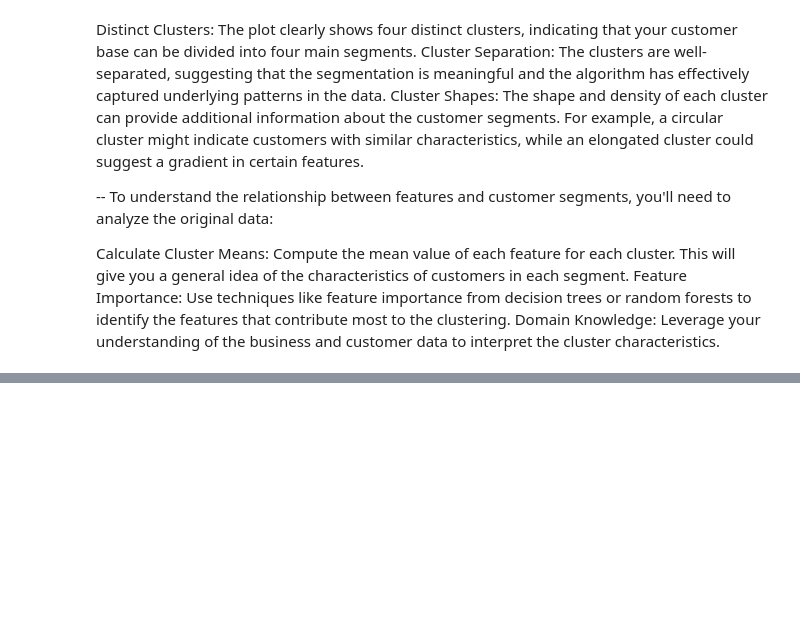
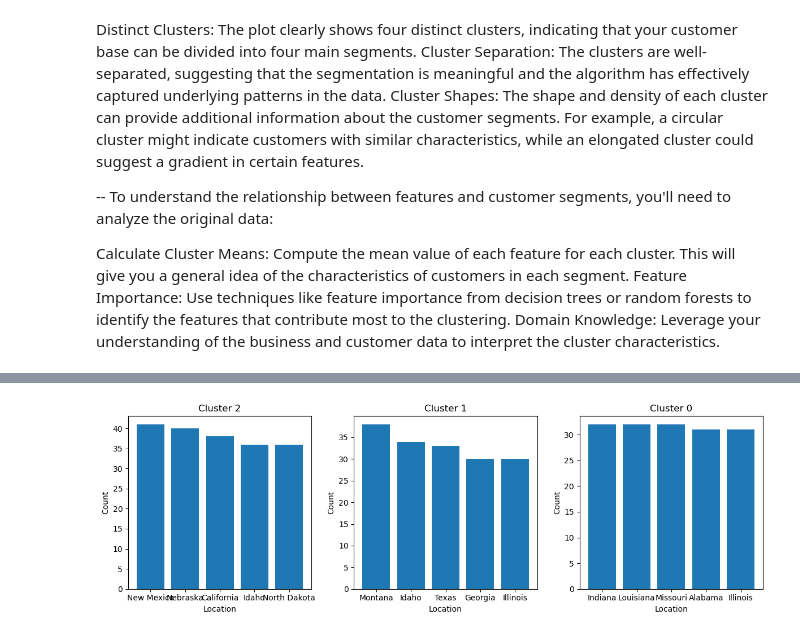
Before and after one commit to luisrodriguezror/project4, a Jupyter notebook: Customers_clustering.ipynb, the cells around one changed output, grey strips where cells are left out. Cells and saved outputs as stored; diff of their text form; code cells hidden in the pictures; blank space fills up the shorter version.

```diff
--- a/Customers_clustering.ipynb
+++ b/Customers_clustering.ipynb
@@ -181,0 +140,12 @@ cluster
+# %%
+#Analyzes location distribution within clusters.
+
+def analyze_location_distribution(df, cluster, location):
+
+  location_counts = df.groupby([cluster, location]).size().reset_index(name='count')
+  location_counts = location_counts.sort_values(['cluster', 'count'], ascending=False)
+  return location_counts
+
+# Example usage:
+location_distribution = analyze_location_distribution(df, 'cluster', 'location')
+location_distribution
@@ -181,0 +166,16 @@ cluster
+# %%
+# Plot bar charts for top 5 locations in each cluster
+fig, axes = plt.subplots(1, 3, figsize=(12, 4))  # Create a figure with 3 subplots
+
+for cluster, ax in zip(location_distribution['cluster'].unique(), axes.flat):
+  cluster_data = location_distribution[location_distribution['cluster'] == cluster]
+  top_5_locations = cluster_data.nlargest(5, 'count')
+  ax.bar(top_5_locations['location'], top_5_locations['count'])
+  ax.set_title(f"Cluster {cluster}")
+  ax.set_xlabel("Location")
+  ax.set_ylabel("Count")
+
+plt.tight_layout()
+plt.show()
+# %% [output]
+[figure, added]
```
Also changed, not shown: parts of 9 cells of this notebook.
